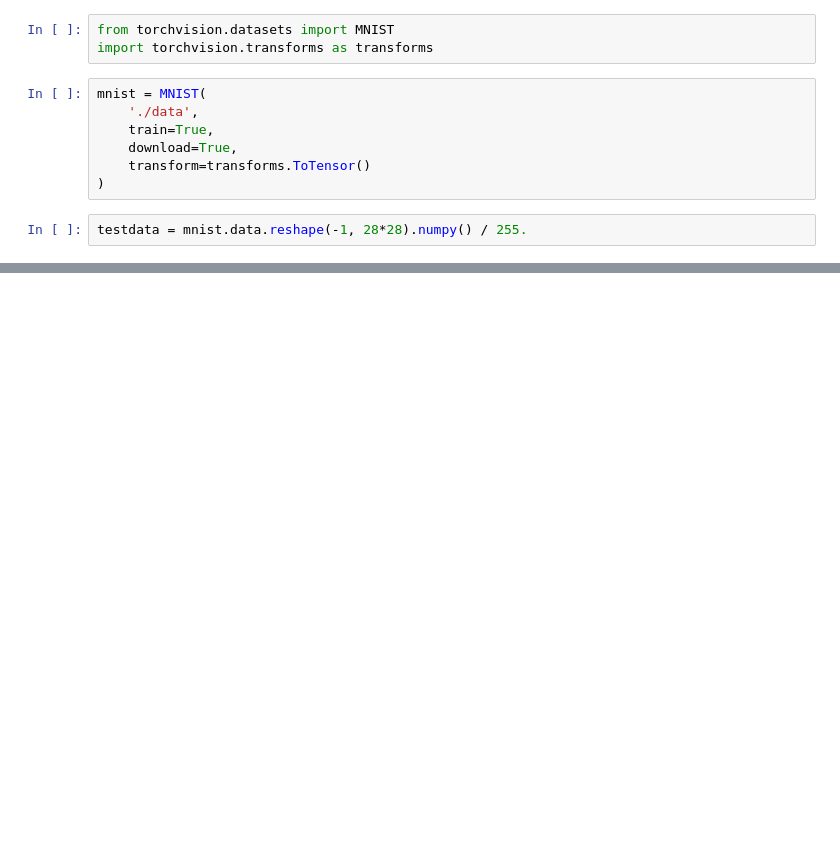
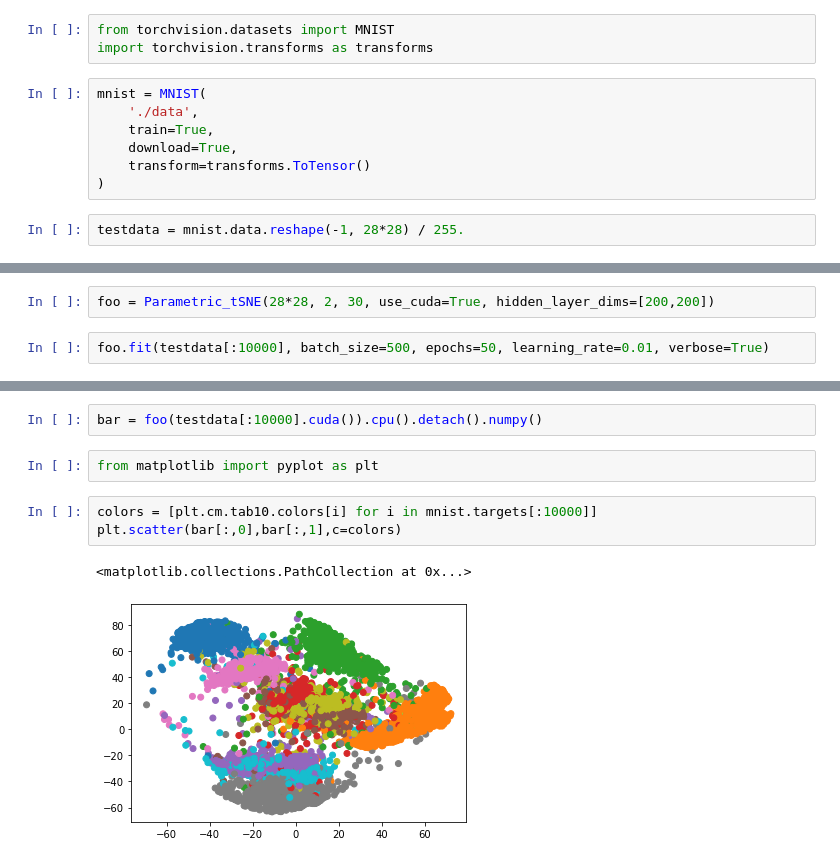
Before and after one commit to einbandi/ptsne-pytorch, a Jupyter notebook: ptsne_rewrite.ipynb, the cells around one changed output, grey strips where cells are left out. Saved outputs shown, nothing was run; the diff lists cells and outputs as text; blank space fills up the shorter version.

```diff
--- a/ptsne_rewrite.ipynb
+++ b/ptsne_rewrite.ipynb
@@ -72,4 +186,4 @@ mnist = MNIST(
     transform=transforms.ToTensor()
 )
 # %%
-testdata = mnist.data.reshape(-1, 28*28).numpy() / 255.
+testdata = mnist.data.reshape(-1, 28*28) / 255.
@@ -79,0 +190,4 @@ Wall time: 1min 55slities: 9999/10000
+# %%
+foo = Parametric_tSNE(28*28, 2, 30, use_cuda=True, hidden_layer_dims=[200,200])
+# %%
+foo.fit(testdata[:10000], batch_size=500, epochs=50, learning_rate=0.01, verbose=True)
@@ -79,0 +212,10 @@ Wall time: 1min 55slities: 9999/10000
+# %%
+bar = foo(testdata[:10000].cuda()).cpu().detach().numpy()
+# %%
+from matplotlib import pyplot as plt
+# %%
+colors = [plt.cm.tab10.colors[i] for i in mnist.targets[:10000]]
+plt.scatter(bar[:,0],bar[:,1],c=colors)
+# %% [output]
+<matplotlib.collections.PathCollection at 0x...>
+[figure, added]
```
Also changed, not shown: parts of 11 cells of this notebook, 1 other file.
